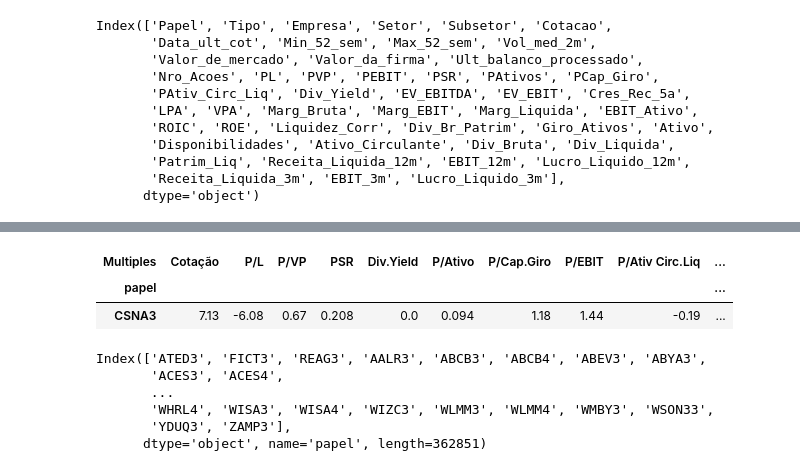
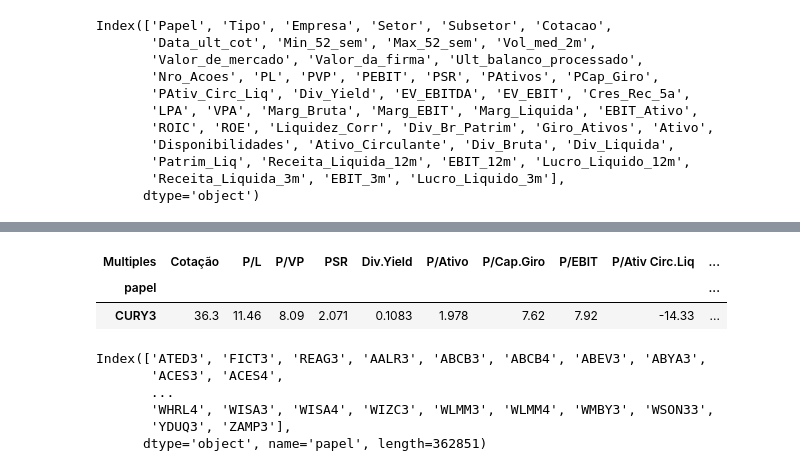
Before and after one commit to gusascorrea/magic_app, a Jupyter notebook: notebooks/testes.ipynb, the cells around one changed output, grey strips where cells are left out. Cells and saved outputs as stored; diff of their text form; code cells hidden in the pictures.

```diff
--- a/notebooks/testes.ipynb
+++ b/notebooks/testes.ipynb
@@ -107,5 +411,5 @@ data = fd.get_resultado_raw()
 
 # # Save the data in parquet
 # #data.to_parquet('../data/fundamentus_data.parquet', engine = 'pyarrow')
-data.loc[data.index == 'CSNA3']
+data.loc[data.index == 'CURY3']
 # %% [output]
@@ -112,6 +417,6 @@ data.loc[data.index == 'CSNA3']
 | Multiples | Cotação | P/L | P/VP | PSR | Div.Yield | P/Ativo | P/Cap.Giro | P/EBIT | P/Ativ Circ.Liq | ... |
 | papel |  |  |  |  |  |  |  |  |  | ... |
-| CSNA3 | 7.13 | -6.08 | 0.67 | 0.208 | 0.0 | 0.094 | 1.18 | 1.44 | -0.19 | ... |
+| CURY3 | 36.3 | 11.46 | 8.09 | 2.071 | 0.1083 | 1.978 | 7.62 | 7.92 | -14.33 | ... |
 # %%
 df.index
 # %% [output]
```
Also changed, not shown: parts of 11 cells of this notebook, 3 other files.
